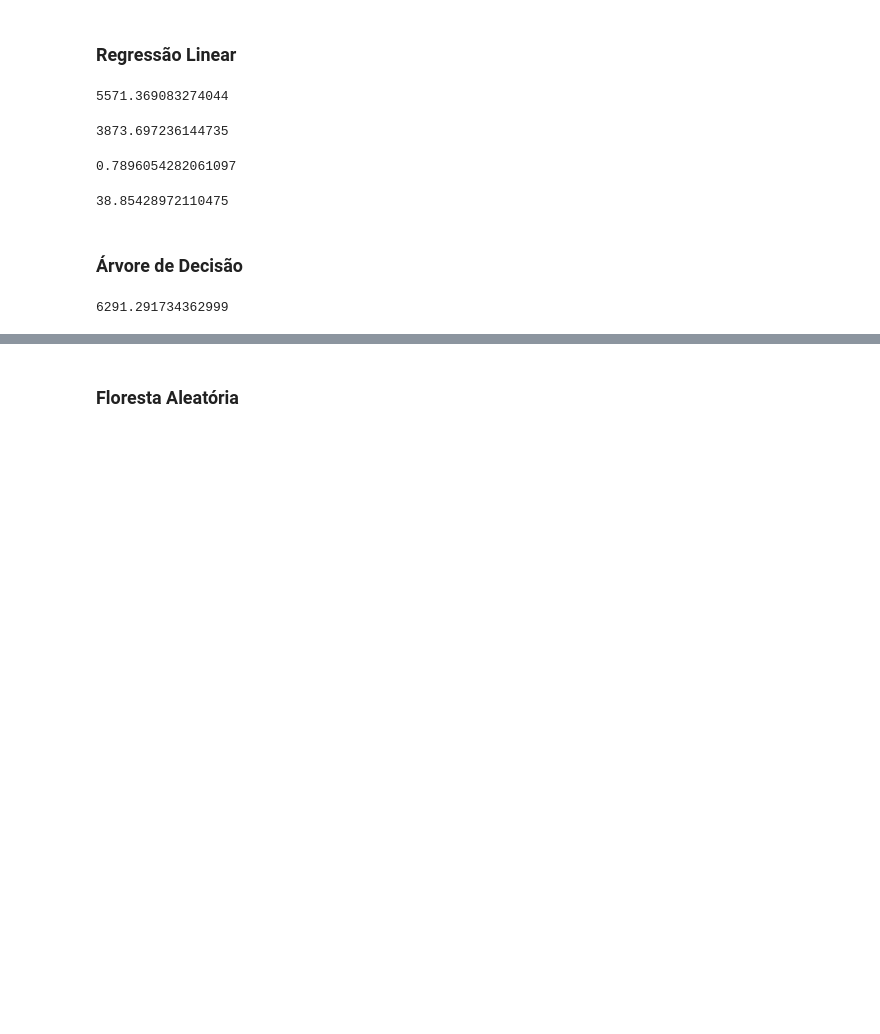
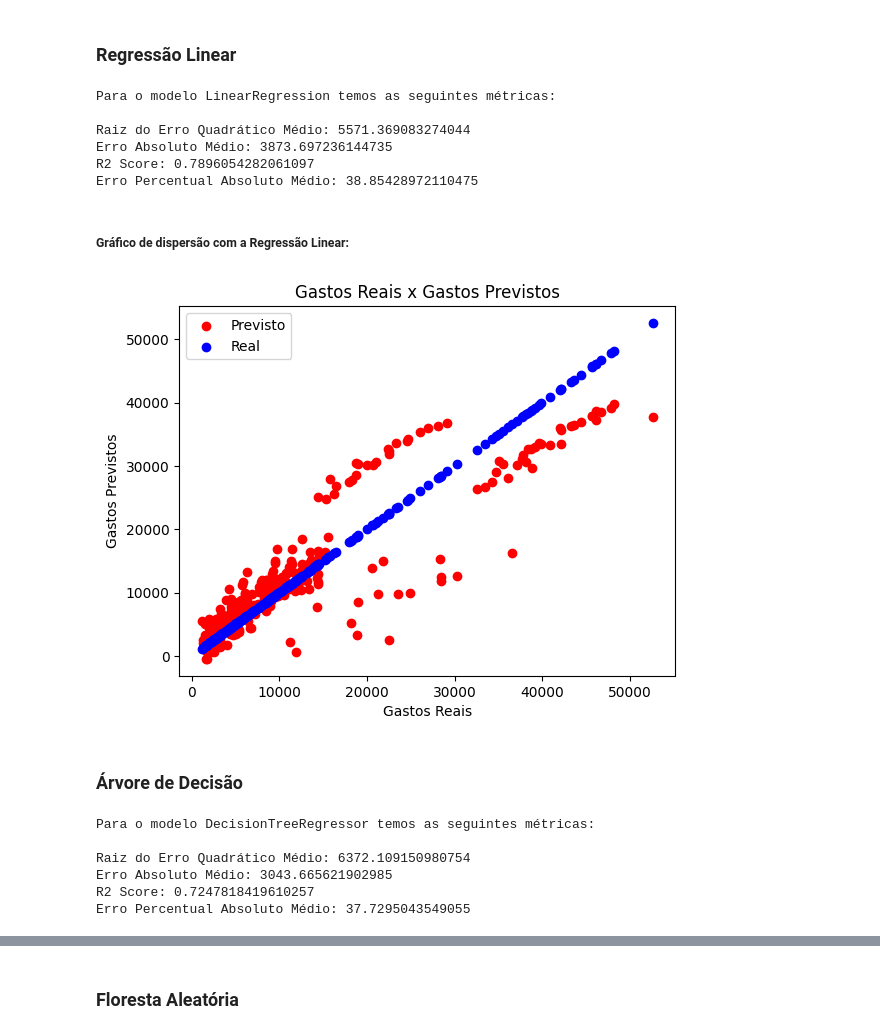
Before and after one commit to GJotaJunior/POSTECH-IA, a Jupyter notebook: Fase1/tech challenge/techchallenge.ipynb, the cells around one changed output, grey strips where cells are left out. Drawn from its saved outputs; the diff is of its cells as text; code cells hidden in the pictures; blank space fills up the shorter version.

```diff
--- a/Fase1/tech challenge/techchallenge.ipynb
+++ b/Fase1/tech challenge/techchallenge.ipynb
@@ -230,0 +295,9 @@ X_test.describe()
+# %%
+def plot_scatter(y_test, y_pred_lin_reg):
+    plt.scatter(y_test, y_pred_lin_reg, color='red', label='Previsto')
+    plt.scatter(y_test, y_test, color='blue', label='Real')
+    plt.xlabel('Gastos Reais')
+    plt.ylabel('Gastos Previstos')
+    plt.title('Gastos Reais x Gastos Previstos')
+    plt.legend()
+    plt.show()
@@ -232,55 +307,43 @@ X_test.describe()
 ### Regressão Linear
 # %%
 from sklearn.linear_model import LinearRegression
-from sklearn.metrics import mean_squared_error
 
-lin_reg = LinearRegression()
+lin_reg = LinearRegression() # Cria o modelo de regressão linear
 
-lin_reg.fit(X_train, y_train)
+lin_reg.fit(X_train, y_train) # Treina o modelo
 
+y_pred_lin_reg = lin_reg.predict(X_test) # Faz a predição
 
-y_pred_lin_reg = lin_reg.predict(X_test)
-
-lin_mse = mean_squared_error(y_test, y_pred_lin_reg)
-
-lin_rmse = np.sqrt(lin_mse)
-
-lin_rmse
+print_metrics(y_test, y_pred_lin_reg, lin_reg) # Mostra as métricas
 # %% [output]
-5571.369083274044
+Para o modelo LinearRegression temos as seguintes métricas:
+
+Raiz do Erro Quadrático Médio: 5571.369083274044
+Erro Absoluto Médio: 3873.697236144735
+R2 Score: 0.7896054282061097
+Erro Percentual Absoluto Médio: 38.85428972110475
-# %%
-from sklearn.metrics import mean_absolute_error
-
-lin_mae = mean_absolute_error(y_test, y_pred_lin_reg)
-
-lin_mae
-# %% [output]
-3873.697236144735
-# %%
-from sklearn.metrics import r2_score
-
-r2_score(y_test, y_pred_lin_reg)
-# %% [output]
-0.7896054282061097
-# %%
-np.mean(np.abs((y_test - y_pred_lin_reg) / y_test)) * 100
-# %% [output]
-38.85428972110475
+# %% [markdown]
+##### Gráfico de dispersão com a Regressão Linear:
+# %%
+plot_scatter(y_test, y_pred_lin_reg) # Mostra o gráfico de dispersão
+# %% [output]
+[figure, added]
 # %% [markdown]
 ### Árvore de Decisão
 # %%
 from sklearn.tree import DecisionTreeRegressor
 
-tree_reg = DecisionTreeRegressor()
+tree_reg = DecisionTreeRegressor() # Cria o modelo de árvore de decisão
 
-tree_reg.fit(X_train, y_train)
+tree_reg.fit(X_train, y_train) # Treina o modelo
 
-y_pred_tree_reg = tree_reg.predict(X_test)
+y_pred_tree_reg = tree_reg.predict(X_test) # Faz a predição
 
-tree_mse = mean_squared_error(y_test, y_pred_tree_reg)
-
-tree_rmse = np.sqrt(tree_mse)
-
-tree_rmse
+print_metrics(y_test, y_pred_tree_reg, tree_reg) # Mostra as métricas
 # %% [output]
-6291.291734362999
+Para o modelo DecisionTreeRegressor temos as seguintes métricas:
+
+Raiz do Erro Quadrático Médio: 6372.109150980754
+Erro Absoluto Médio: 3043.665621902985
+R2 Score: 0.7247818419610257
+Erro Percentual Absoluto Médio: 37.7295043549055
```
Also changed, not shown: parts of 57 cells of this notebook.
